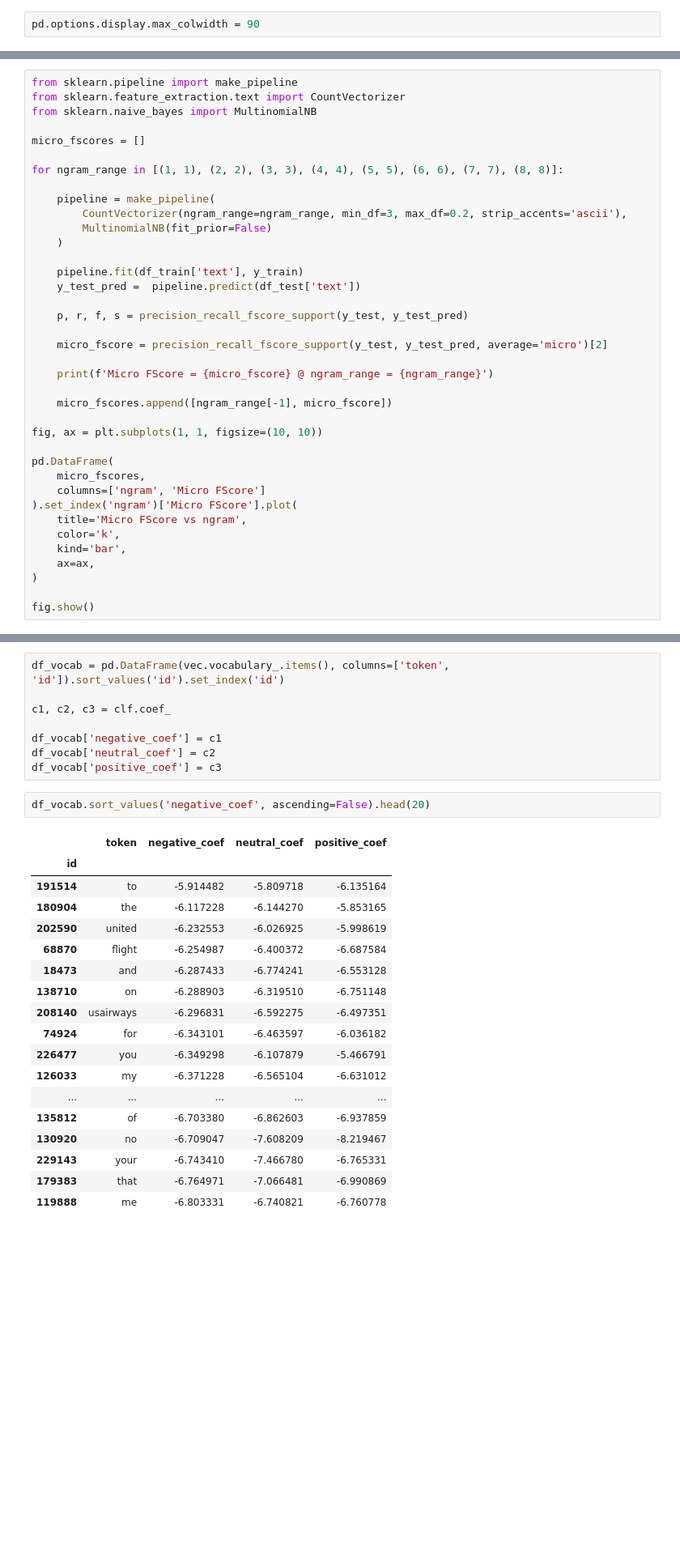
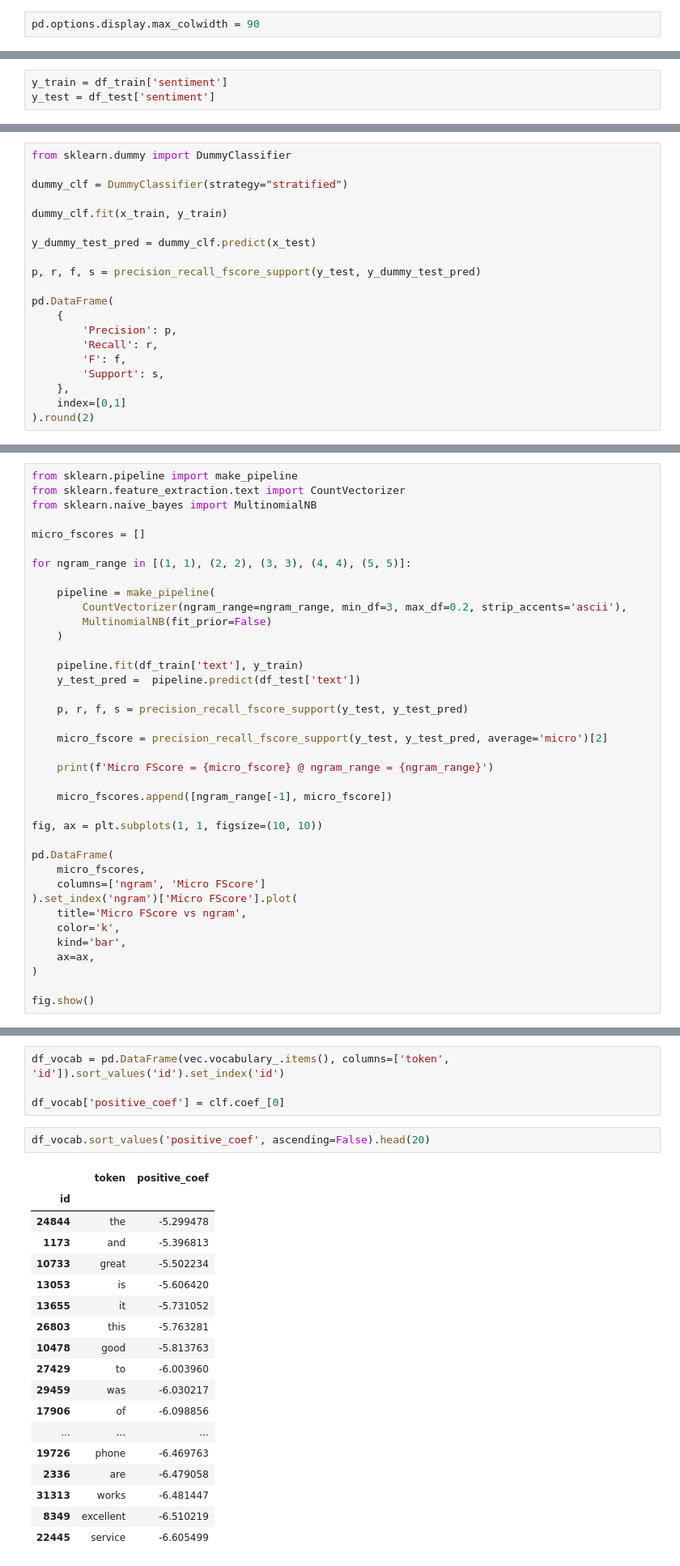
Before and after one commit to PacktPublishing/Hands-On-Machine-Learning-with-scikit-learn-and-Scientific-Python-Toolkits, a Jupyter notebook: chapters/ch06/Text Classification.ipynb, the cells around one changed output, grey strips where cells are left out. Shown at 81% size. Cells and saved outputs as stored; diff of their text form; blank space fills up the shorter version.

```diff
--- a/chapters/ch06/Text Classification.ipynb
+++ b/chapters/ch06/Text Classification.ipynb
@@ -98,3 +91,6 @@ le.classes_.tolist()
+# %%
+y_train = df_train['sentiment']
+y_test = df_test['sentiment']
 # %%
 from sklearn.feature_extraction.text import CountVectorizer
 
@@ -131,0 +128,20 @@ x_test
+# %%
+from sklearn.dummy import DummyClassifier
+
+dummy_clf = DummyClassifier(strategy="stratified")
+
+dummy_clf.fit(x_train, y_train)
+
+y_dummy_test_pred = dummy_clf.predict(x_test)
+
+p, r, f, s = precision_recall_fscore_support(y_test, y_dummy_test_pred)
+
+pd.DataFrame(
+    {
+        'Precision': p,
+        'Recall': r,
+        'F': f,
+        'Support': s,
+    },
+    index=[0,1]
+).round(2)
@@ -211,7 +228,7 @@ from sklearn.naive_bayes import MultinomialNB
 
 micro_fscores = []
 
-for ngram_range in [(1, 1), (2, 2), (3, 3), (4, 4), (5, 5), (6, 6), (7, 7), (8, 8)]:
+for ngram_range in [(1, 1), (2, 2), (3, 3), (4, 4), (5, 5)]:
 
     pipeline = make_pipeline(
         CountVectorizer(ngram_range=ngram_range, min_df=3, max_df=0.2, strip_accents='ascii'),
@@ -512,32 +491,28 @@ precision_recall_fscore_support(y_test, y_test_pred, average='micro')[1]
 # %%
 df_vocab = pd.DataFrame(vec.vocabulary_.items(), columns=['token', 'id']).sort_values('id').set_index('id')
 
-c1, c2, c3 = clf.coef_
-
-df_vocab['negative_coef'] = c1
-df_vocab['neutral_coef'] = c2
-df_vocab['positive_coef'] = c3
+df_vocab['positive_coef'] = clf.coef_[0]
 # %%
-df_vocab.sort_values('negative_coef', ascending=False).head(20)
+df_vocab.sort_values('positive_coef', ascending=False).head(20)
 # %% [output]
-|  | token | negative_coef | neutral_coef | positive_coef |
-| id |  |  |  |  |
-| 191514 | to | -5.914482 | -5.809718 | -6.135164 |
-| 180904 | the | -6.117228 | -6.144270 | -5.853165 |
-| 202590 | united | -6.232553 | -6.026925 | -5.998619 |
-| 68870 | flight | -6.254987 | -6.400372 | -6.687584 |
-| 18473 | and | -6.287433 | -6.774241 | -6.553128 |
-| 138710 | on | -6.288903 | -6.319510 | -6.751148 |
-| 208140 | usairways | -6.296831 | -6.592275 | -6.497351 |
-| 74924 | for | -6.343101 | -6.463597 | -6.036182 |
-| 226477 | you | -6.349298 | -6.107879 | -5.466791 |
-| 126033 | my | -6.371228 | -6.565104 | -6.631012 |
-| ... | ... | ... | ... | ... |
-| 135812 | of | -6.703380 | -6.862603 | -6.937859 |
-| 130920 | no | -6.709047 | -7.608209 | -8.219467 |
-| 229143 | your | -6.743410 | -7.466780 | -6.765331 |
-| 179383 | that | -6.764971 | -7.066481 | -6.990869 |
-| 119888 | me | -6.803331 | -6.740821 | -6.760778 |
+|  | token | positive_coef |
+| id |  |  |
+| 24844 | the | -5.299478 |
+| 1173 | and | -5.396813 |
+| 10733 | great | -5.502234 |
+| 13053 | is | -5.606420 |
+| 13655 | it | -5.731052 |
+| 26803 | this | -5.763281 |
+| 10478 | good | -5.813763 |
+| 27429 | to | -6.003960 |
+| 29459 | was | -6.030217 |
+| 17906 | of | -6.098856 |
+| ... | ... | ... |
+| 19726 | phone | -6.469763 |
+| 2336 | are | -6.479058 |
+| 31313 | works | -6.481447 |
+| 8349 | excellent | -6.510219 |
+| 22445 | service | -6.605499 |
 # %% [markdown]
 # SpaCy Word Embedding
 # %%
```
Also changed, not shown: parts of 49 cells of this notebook, 4 other files.
